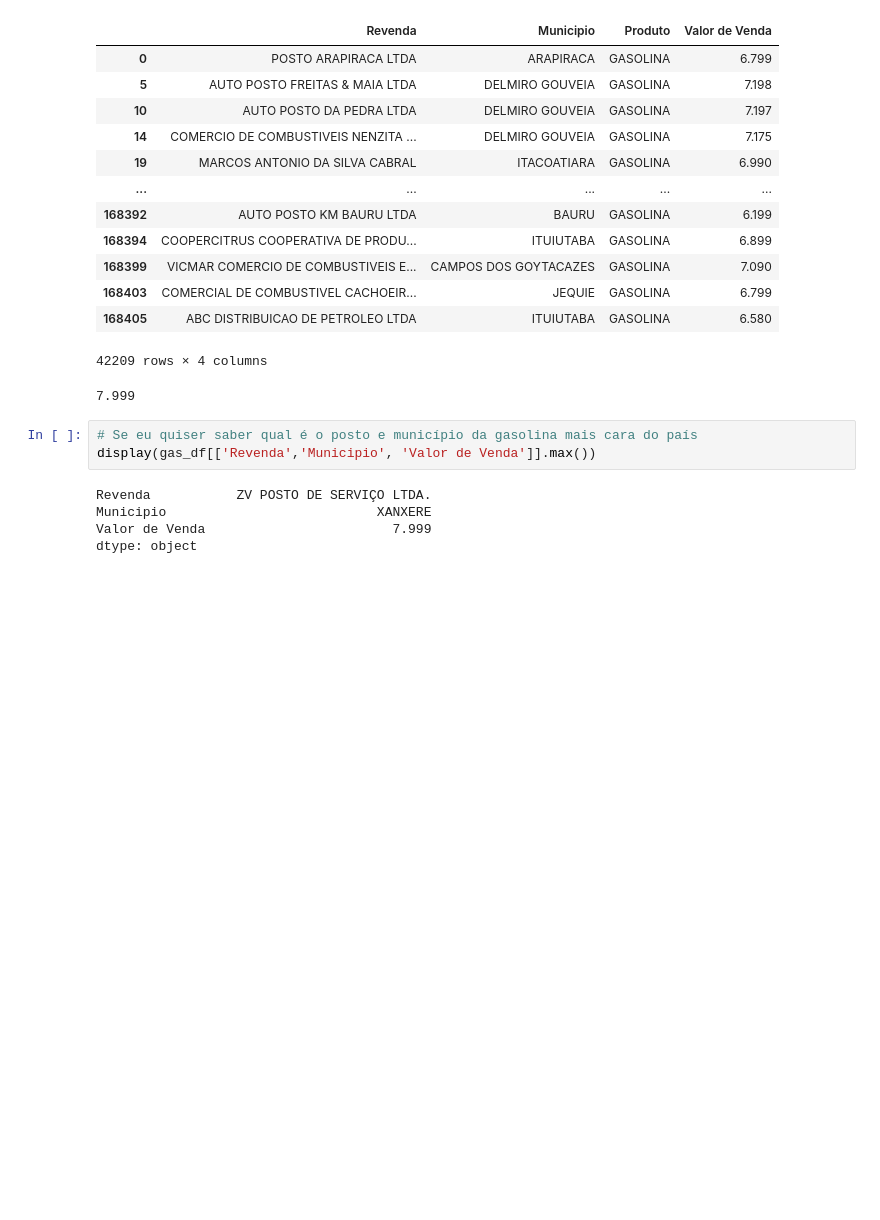
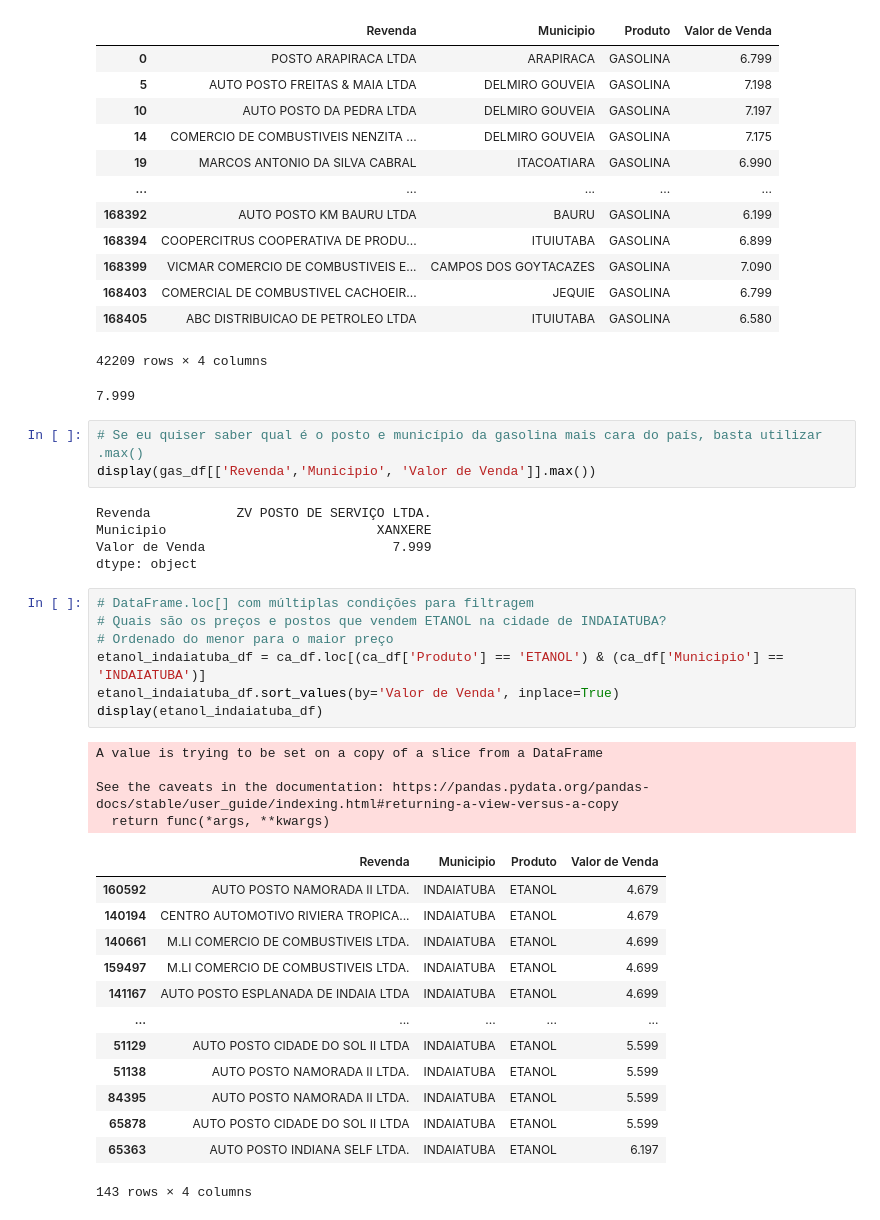
Before and after one commit to mari-ana-116/python-pandas, a Jupyter notebook: Primeiro_Exemplo_em_Pandas.ipynb, the cells around one changed output. Cells and saved outputs as stored; diff of their text form; blank space fills up the shorter version.

```diff
--- a/Primeiro_Exemplo_em_Pandas.ipynb
+++ b/Primeiro_Exemplo_em_Pandas.ipynb
@@ -206,10 +207,35 @@ display(gas_df['Valor de Venda'].max())
 42209 rows × 4 columns
 7.999
 # %%
-# Se eu quiser saber qual é o posto e município da gasolina mais cara do país
+# Se eu quiser saber qual é o posto e município da gasolina mais cara do país, basta utilizar .max()
 display(gas_df[['Revenda','Municipio', 'Valor de Venda']].max())
 # %% [output]
 Revenda           ZV POSTO DE SERVIÇO LTDA.
 Municipio                           XANXERE
 Valor de Venda                        7.999
 dtype: object
+# %%
+# DataFrame.loc[] com múltiplas condições para filtragem
+# Quais são os preços e postos que vendem ETANOL na cidade de INDAIATUBA?
+# Ordenado do menor para o maior preço
+etanol_indaiatuba_df = ca_df.loc[(ca_df['Produto'] == 'ETANOL') & (ca_df['Municipio'] == 'INDAIATUBA')]
+etanol_indaiatuba_df.sort_values(by='Valor de Venda', inplace=True)
+display(etanol_indaiatuba_df)
+# %% [output]
+A value is trying to be set on a copy of a slice from a DataFrame
+
+See the caveats in the documentation: https://pandas.pydata.org/pandas-docs/stable/user_guide/indexing.html#returning-a-view-versus-a-copy
+  return func(*args, **kwargs)
+|  | Revenda | Municipio | Produto | Valor de Venda |
+| 160592 | AUTO POSTO NAMORADA II LTDA. | INDAIATUBA | ETANOL | 4.679 |
+| 140194 | CENTRO AUTOMOTIVO RIVIERA TROPICA... | INDAIATUBA | ETANOL | 4.679 |
+| 140661 | M.LI COMERCIO DE COMBUSTIVEIS LTDA. | INDAIATUBA | ETANOL | 4.699 |
+| 159497 | M.LI COMERCIO DE COMBUSTIVEIS LTDA. | INDAIATUBA | ETANOL | 4.699 |
+| 141167 | AUTO POSTO ESPLANADA DE INDAIA LTDA | INDAIATUBA | ETANOL | 4.699 |
+| ... | ... | ... | ... | ... |
+| 51129 | AUTO POSTO CIDADE DO SOL II LTDA | INDAIATUBA | ETANOL | 5.599 |
+| 51138 | AUTO POSTO NAMORADA II LTDA. | INDAIATUBA | ETANOL | 5.599 |
+| 84395 | AUTO POSTO NAMORADA II LTDA. | INDAIATUBA | ETANOL | 5.599 |
+| 65878 | AUTO POSTO CIDADE DO SOL II LTDA | INDAIATUBA | ETANOL | 5.599 |
+| 65363 | AUTO POSTO INDIANA SELF LTDA. | INDAIATUBA | ETANOL | 6.197 |
+143 rows × 4 columns
```
Also changed, not shown: parts of 8 cells of this notebook.
